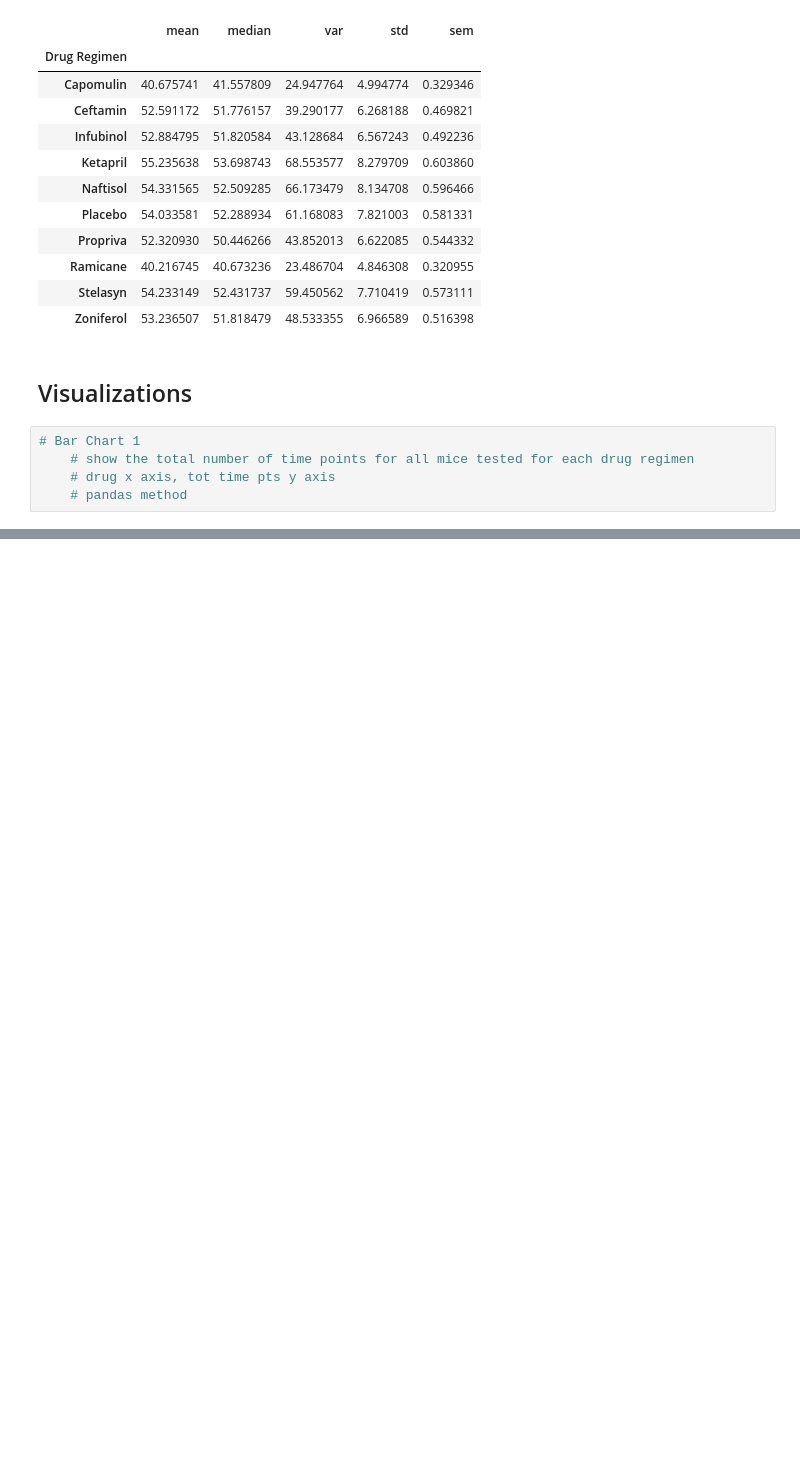
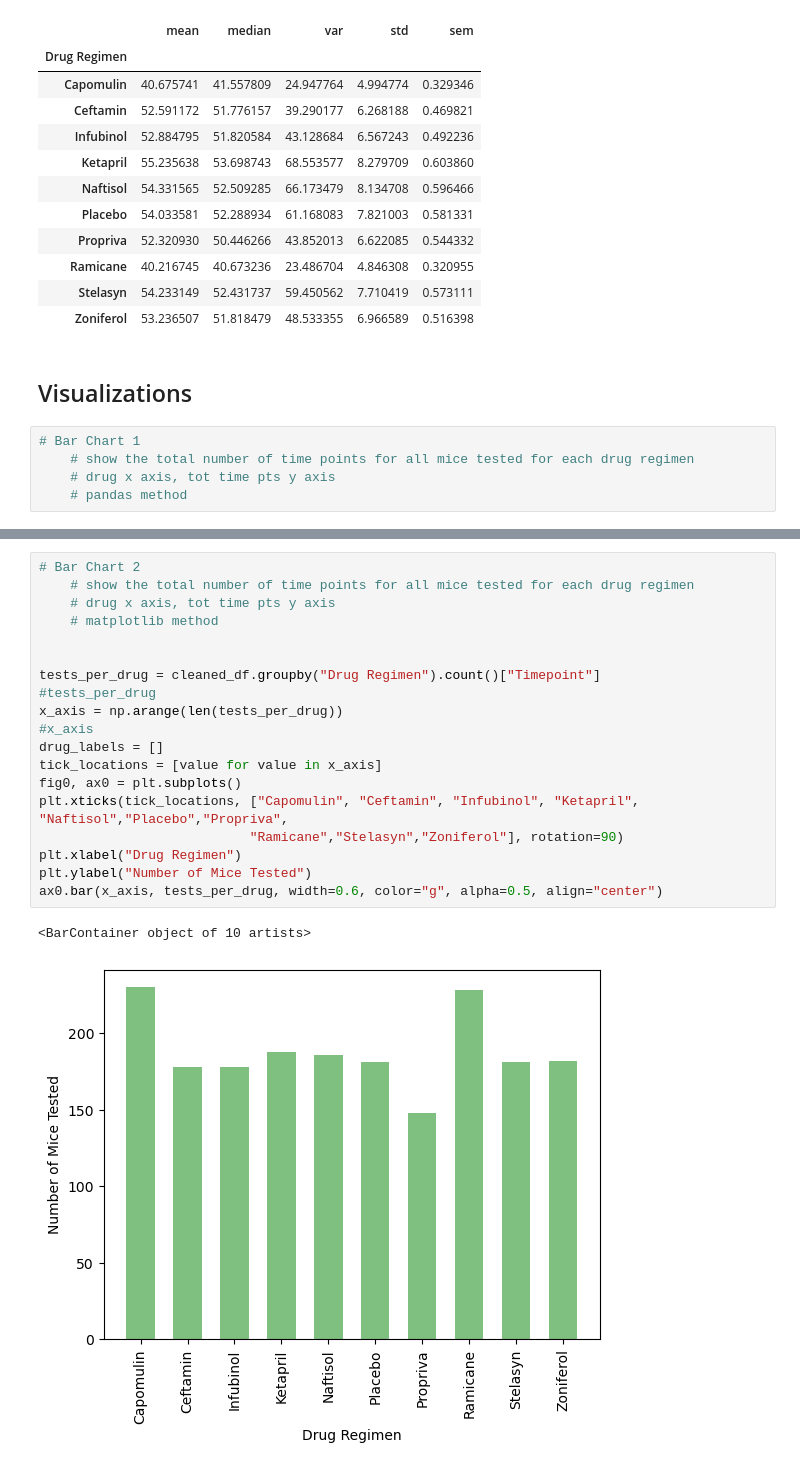
Before and after one commit to rbw9891/matplotlib_challenge, a Jupyter notebook: pymaceuticals_inc.ipynb, the cells around one changed output, grey strips where cells are left out. Saved outputs shown, nothing was run; the diff lists cells and outputs as text; blank space fills up the shorter version.

```diff
--- a/pymaceuticals_inc.ipynb
+++ b/pymaceuticals_inc.ipynb
@@ -180,0 +212,22 @@ tumor_stats_agg
+# %%
+# Bar Chart 2
+    # show the total number of time points for all mice tested for each drug regimen
+    # drug x axis, tot time pts y axis
+    # matplotlib method
+
+
+tests_per_drug = cleaned_df.groupby("Drug Regimen").count()["Timepoint"]
+#tests_per_drug
+x_axis = np.arange(len(tests_per_drug))
+#x_axis
+drug_labels = []
+tick_locations = [value for value in x_axis]
+fig0, ax0 = plt.subplots()
+plt.xticks(tick_locations, ["Capomulin", "Ceftamin", "Infubinol", "Ketapril", "Naftisol","Placebo","Propriva",
+                           "Ramicane","Stelasyn","Zoniferol"], rotation=90)
+plt.xlabel("Drug Regimen")
+plt.ylabel("Number of Mice Tested")
+ax0.bar(x_axis, tests_per_drug, width=0.6, color="g", alpha=0.5, align="center")
+# %% [output]
+<BarContainer object of 10 artists>
+[figure, added]
```
Also changed, not shown: parts of 7 cells of this notebook.
